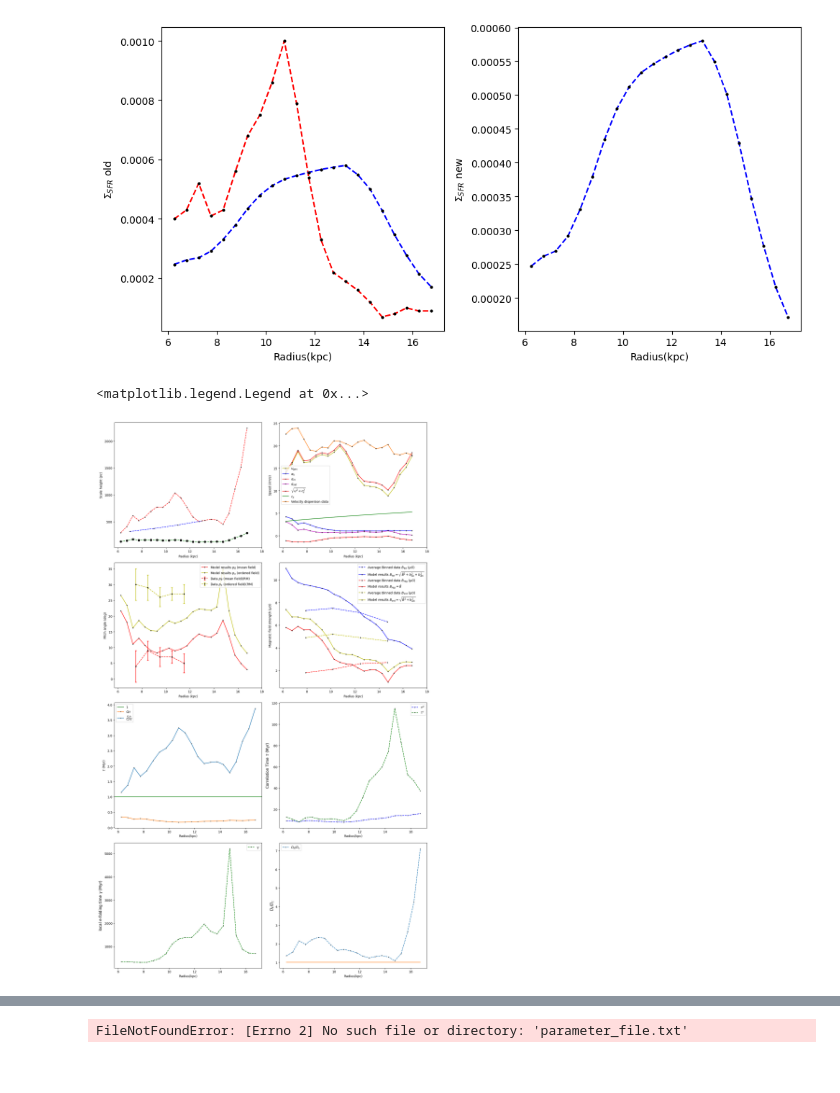
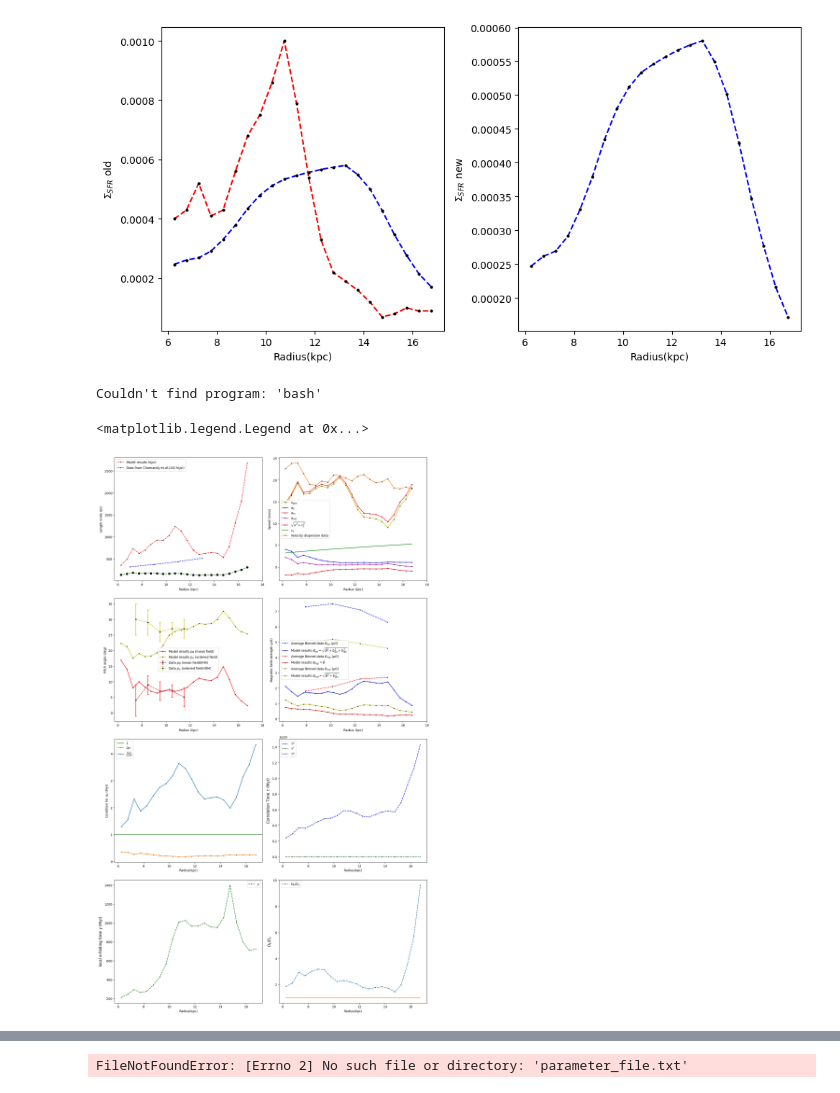
Before and after one commit to Rnazx/MSc.-Thesis, a Jupyter notebook: numerical_calc.ipynb, the cells around one changed output, grey strips where cells are left out. Saved outputs shown, nothing was run; the diff lists cells and outputs as text; code cells hidden in the pictures.

```diff
--- a/numerical_calc.ipynb
+++ b/numerical_calc.ipynb
@@ -150,5 +154,10 @@ T_tb = 0.017*kpc_r*1e+4
 # %%
 
 from helper_functions import datamaker, exp_analytical_data
+# %%
+%%bash
+python get_magnetic_observables.py
+# %% [output]
+Couldn't find program: 'bash'
 # %%
 os.chdir(current_directory)
@@ -172,6 +182,10 @@ alpham_f = alphak_f*datamaker(((Dc/Dk)-1), data_pass, h_f, tau_f, alphak_f)
 alphasat_f = alphak_f + alpham_f
 
 dkdc_f = datamaker((Dk/Dc), data_pass, h_f, tau_f, alphak_f)
+# %%
+from scipy.integrate import quad
+def pogen(b, B, pb, pB, s):
+    return (np.exp(-b**2/(2*s**2))/(np.sqrt(2*(np.pi))*s))*(1+(2*B*b*np.cos(pb-pB))/(b**2 + B**2))*np.arctan((B*np.sin(pB) + b*np.sin(pb))/((B*np.cos(pB)) + b*np.cos(pb)))
 # %%
 import matplotlib
 m = 2
@@ -189,7 +203,8 @@ ax[i][j].plot(kpc_r, l_f*pc_kpc/kpc_cm,c = 'g',linestyle='--',mfc='k',mec='k', m
 ax[i][j].xaxis.set_ticks(np.arange(6, 20, 2))
 ax[i][j].xaxis.set_major_formatter(FormatStrFormatter('%g'))
 ax[i][j].set_xlabel(r'Radius ($kpc$)', fontsize = fs)
-ax[i][j].set_ylabel(r'Scale height ($pc$)', fontsize = fs)
+ax[i][j].set_ylabel(r'Length scale ($pc$)', fontsize = fs)
+ax[i][j].legend()
 
 j = 1
 ax[i][j].plot(kpc_r, u_f/cm_km,color = 'y', marker='o',mfc='k',mec='k',markersize=m, label = r'$u_{gen}$')
@@ -242,13 +257,17 @@ pbb = np.arctan(tanpb_f)
 pbo = (1/2)*((1+(2*Bbar_f*bani_f*np.cos(pbb-pB))/(bani_f**2+Bbar_f**2))*np.arctan((Bbar_f*np.sin(pB) + bani_f*np.sin(pbb))/((Bbar_f*np.cos(pB)) + bani_f*np.cos(pbb)))
              +(1-(2*Bbar_f*bani_f*np.cos(pbb-pB))/(bani_f**2+Bbar_f**2))*np.arctan((Bbar_f*np.sin(pB) - bani_f*np.sin(pbb))/((Bbar_f*np.cos(pB)) - bani_f*np.cos(pbb))))
 
+brms = np.sqrt(np.average(bani_f**2))
+brms
+interval = 1e+3
+pog = np.array([quad(pogen, -interval, interval, args=(Bbar_f[i], pbb[i], pB[i], brms), points = [-interval*brms, interval*brms])[0] for i in range(len(kpc_r))])
 #ax[i][j].errorbar(mrange, 180*M_dat_pb/np.pi, yerr = 180*err_M_dat_pb/np.pi, ms=4, mew=2, capsize=2, c = 'b',linestyle='--', marker='o',mfc='k',mec='k', label = r'Data $p_{B}$ (mean field)(M)', alpha = 0.5)
 ax[i][j].errorbar(rmrange, 180*RM_dat_pb/np.pi, yerr = 180*err_RM_dat_pb/np.pi, ms=2, mew=2, capsize=2,c = 'r',linestyle='--', marker='o',mfc='k',mec='k', label = r'Data $p_{B}$ (mean field)(RM)')
 ax[i][j].errorbar(rmrange, 180*RM_dat_po/np.pi, yerr = 180*err_RM_dat_po/np.pi, ms=2, mew=2, capsize=2,c = 'y',linestyle='--', marker='o',mfc='k',mec='k', label = r'Data $p_{o}$ (ordered field)(RM)')
 
 ax[i][j].plot(kpc_r, 180*pB/np.pi,c = 'r',linestyle='-', marker='o',markersize=m,mfc='k',mec='k',label = r'Model results $p_{B}$ (mean field)')
 #ax[i][j].plot(kpc_r, 180*pbb/np.pi,c = 'r',linestyle='--', marker='o',label = r'Model results $p_{b}$ (anisotropic field)')
-ax[i][j].plot(kpc_r, 180*pbo/np.pi,c = 'y',linestyle='-',mfc='k',markersize=m,mec='k', marker='o',label = r'Model results $p_{o}$ (ordered field)')
+ax[i][j].plot(kpc_r, 180*pog/np.pi,c = 'y',linestyle='-',mfc='k',markersize=m,mec='k', marker='o',label = r'Model results $p_{o}$ (ordered field)')
 
 ax[i][j].set_xlabel(r'Radius ($kpc$)', fontsize = fs)
 ax[i][j].xaxis.set_ticks(np.arange(6, 20, 2))
@@ -261,35 +280,36 @@ ax[i][j].axhline(y = 1,color = 'g', linestyle = '-', label = r'1')
 ax[i][j].plot(kpc_r, dat_omega*tau_f, marker='o',markersize=1.2,c='tab:orange',mfc='k',mec='k', label = r'$\Omega\tau$')
 ax[i][j].plot(kpc_r, datamaker(kalpha*h/(calpha*tau*u), data_pass, h_f, tau_f), marker='o',markersize=1.2,c='tab:blue',mfc='k',mec='k', label = r'$\frac{K_\alpha h}{C_\alpha \tau u}$')
 
 ax[i][j].set_xlabel('Radius(kpc)')
-ax[i][j].set_ylabel(r'$\tau$ (Myr)')
+ax[i][j].set_ylabel(r'Condition for $\alpha_k$ (Myr)')
 ax[i][j].legend()
 
 j = 1
 ax[i][j].plot(kpc_r, tau_f/(1e+6*365*24*60*60),c = 'b',markersize=1.2,linestyle='--', marker='o',mfc='k',mec='k', label = r'$\tau^e$')
 ax[i][j].plot(kpc_r, datamaker(taur , data_pass, h_f, tau_f)/(1e+6*365*24*60*60),c = 'g',markersize=1.2,linestyle='--', marker='o', mfc='k',mec='k',label = r'$\tau^r$')
+ax[i][j].plot(kpc_r, h_f/(u_f*(1e+6*365*24*60*60)),c = 'b',markersize=1.2,linestyle='--', marker='o',mfc='k',mec='k', label = r'$\tau^e$')
 
 ax[i][j].set_xlabel('Radius(kpc)')
 ax[i][j].set_ylabel(r'Correlation Time $\tau$ (Myr)', size='large')
 ax[i][j].legend()
 
 i = 3
 ax[i][j].plot(kpc_r, dkdc_f,markersize=1.2,linestyle='--', marker='o',mfc='k',mec='k', label = r'$D_k/D_c$')
 ax[i][j].plot(kpc_r, 1*np.ones(len(kpc_r)))
 ax[i][j].set_xlabel('Radius(kpc)')
 ax[i][j].set_ylabel(r'$D_k/D_c$', size='large')
 ax[i][j].legend()
 
 j = 0
 ax[i][j].plot(kpc_r, (((np.pi**2)*datamaker((tau*u**2)/3, data_pass, h_f, tau_f)*(np.sqrt(dkdc_f)-1)/(4*h_f**2))**(-1))/(1e+6*365*24*60*60),c = 'g',markersize=1.2,linestyle='--', marker='o', mfc='k',mec='k',label = r'$\gamma$')
 ax[i][j].set_xlabel('Radius(kpc)')
 ax[i][j].set_ylabel(r'local e-folding time $\gamma$ (Myr)', size='large')
 ax[i][j].legend()
 #fig.suptitle(r'$T_{avg} = $ '+str(T.mean()), fontsize = 15)
 #plt.savefig('spsday_ca_'+str(ca)+'rk_'+str(rk)+ 't_'+str(T.mean())+'z_'+str(zeta[0])+'psi_'+str(psi[0])+'f_'+str(b[0])+'.png')
 # %% [output]
 <matplotlib.legend.Legend at 0x...>
-[figure, old version]
+[figure, new version]
 # %%
 os.chdir(current_directory)
 from helper_functions import scal_finder
```
Also changed, not shown: parts of 11 cells of this notebook, 7 other files.
